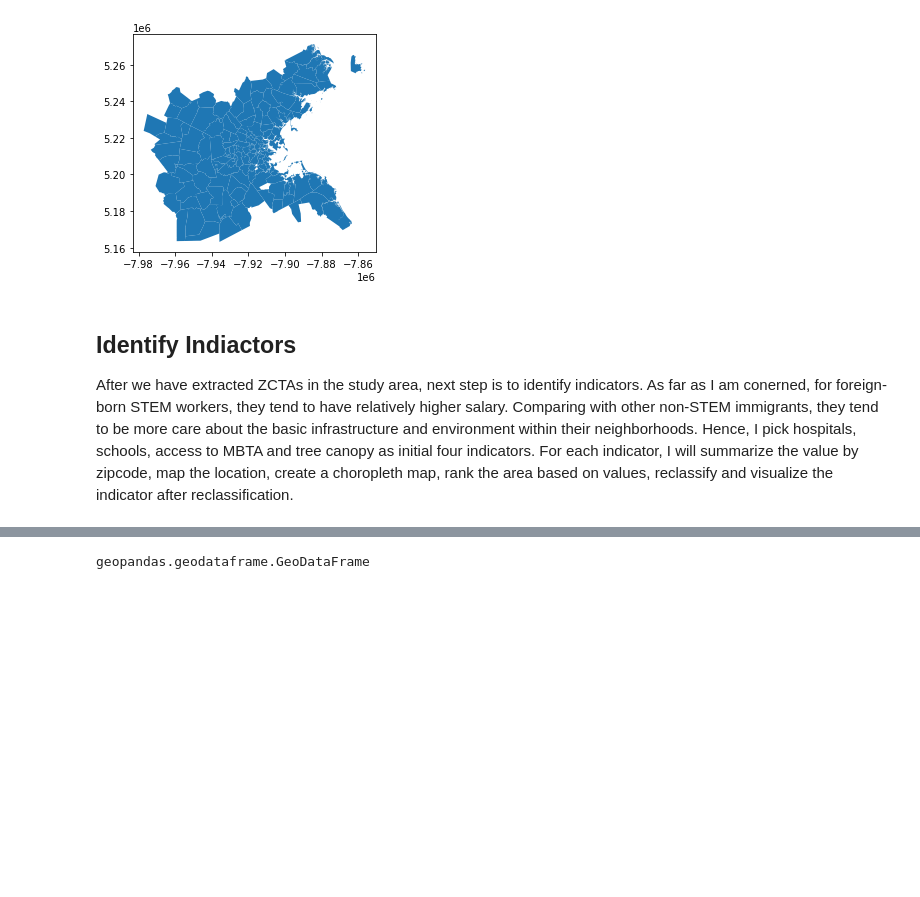
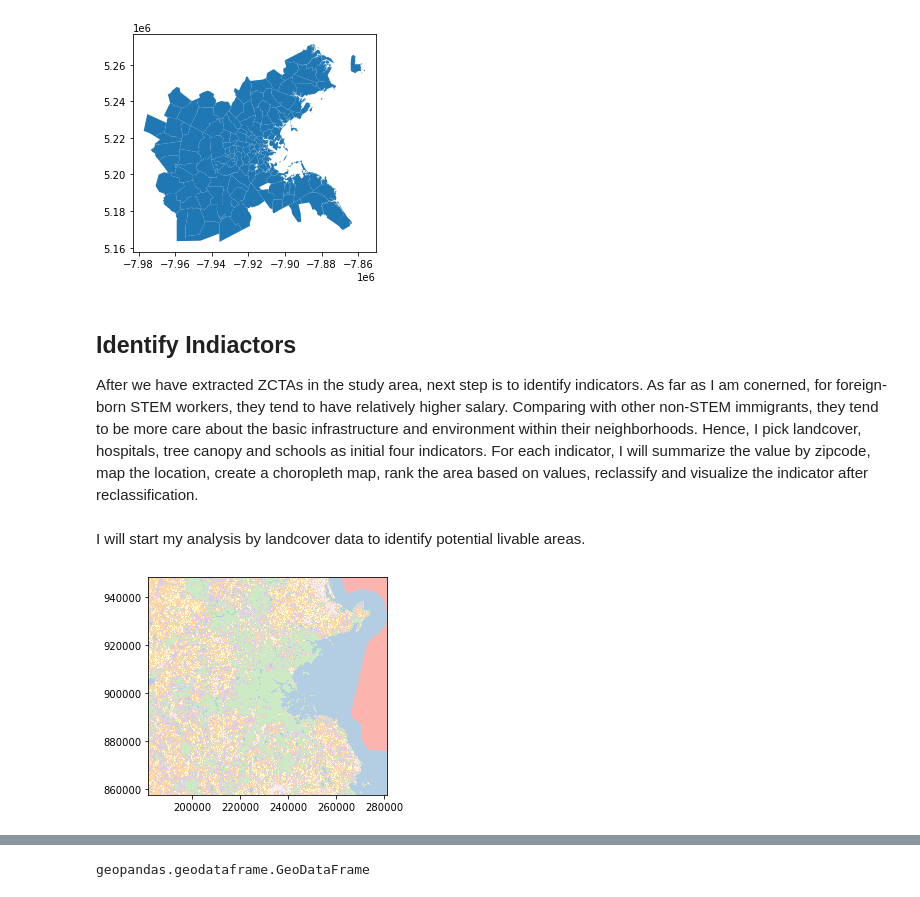
Before and after one commit to zhining-sun/UEP239-FinalProject, a Jupyter notebook: FinalProject_ZhiningSun.ipynb, the cells around one changed output, grey strips where cells are left out. Drawn from its saved outputs; the diff is of its cells as text; code cells hidden in the pictures; blank space fills up the shorter version.

Commit message:
Include landcover indicator and finish reclassification

```diff
--- a/FinalProject_ZhiningSun.ipynb
+++ b/FinalProject_ZhiningSun.ipynb
@@ -205,5 +205,23 @@ plt.show()
 [figure]
 # %% [markdown]
 ## Identify Indiactors
-After we have extracted ZCTAs in the study area, next step is to identify indicators. As far as I am conerned, for foreign-born STEM workers, they tend to have relatively higher salary. Comparing with other non-STEM immigrants, they tend to be more care about the basic infrastructure and environment within their neighborhoods. Hence, I pick hospitals, schools, access to MBTA and tree canopy as initial four indicators.
+After we have extracted ZCTAs in the study area, next step is to identify indicators. As far as I am conerned, for foreign-born STEM workers, they tend to have relatively higher salary. Comparing with other non-STEM immigrants, they tend to be more care about the basic infrastructure and environment within their neighborhoods. Hence, I pick landcover, hospitals, tree canopy and schools as initial four indicators.
 For each indicator, I will summarize the value by zipcode, map the location, create a choropleth map, rank the area based on values, reclassify and visualize the indicator after reclassification.
+# %% [markdown]
+I will start my analysis by landcover data to identify potential livable areas.
+# %%
+# I will first read in the landcover data
+with rasterio.open('Data/nlcd/NLCD_2016_Land_Cover_Boston.tif') as landcover:
+    landcover_shape = landcover.shape
+    landcover_transform = landcover.transform
+    landcover_res = landcover.res
+    landcover_crs = landcover.crs
+    landcover_nodata = landcover.nodata
+    landcover_bounds = landcover.bounds
+    landcover_1 = landcover.read(1)
+# %%
+#Visualization
+show(landcover_1, transform = landcover_transform,cmap='Pastel1' )
+plt.show()
+# %% [output]
+[figure, added]
```
Also changed, not shown: parts of 14 cells of this notebook.
